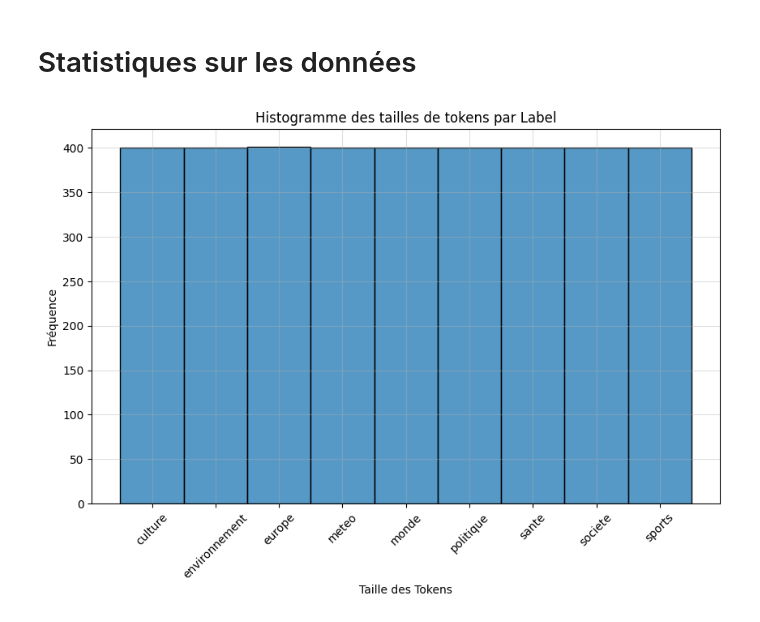
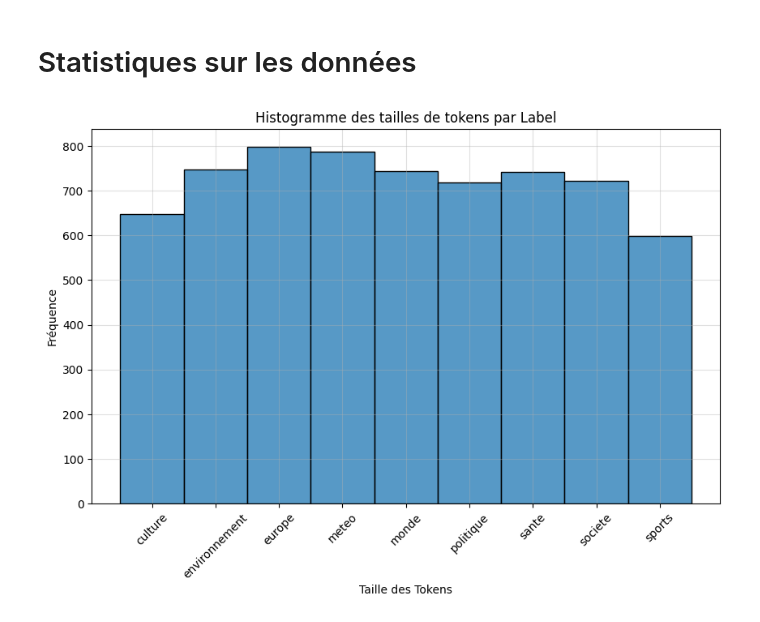
Before and after one commit to AlexandreDemarquet/francinfo_article_classification, a Jupyter notebook: stats.ipynb, the cells around one changed output. Saved outputs shown, nothing was run; the diff lists cells and outputs as text; code cells hidden in the pictures.

```diff
--- a/stats.ipynb
+++ b/stats.ipynb
@@ -6,22 +6,23 @@ import pandas as pd
 import matplotlib.pyplot as plt
 import random
 
-data = pd.read_csv("scrapping_script/donnees_labelisees_3600.csv")
+data_all = pd.read_csv("donnees/donnees_final_sans_doublons.csv")
+data = data_all[data_all['Date']!="Date non trouvée"].reset_index()
 # %%
 import seaborn as sns
 plt.figure(figsize=(10, 6))
-sns.histplot(data=data['Label'], multiple='stack', bins=9, palette='colorblind')
+sns.histplot(data=data['Label'], multiple='stack', bins=9)
 
 # Ajouter des détails
 plt.xticks(rotation = 45)
 plt.xlabel('Taille des Tokens')
 plt.ylabel('Fréquence')
 plt.title('Histogramme des tailles de tokens par Label')
 plt.grid(alpha=0.4)
 
 plt.show()
 # %% [output]
-[figure, old version]
+[figure, new version]
 # %%
 import random
 from torch.utils.data import Dataset, DataLoader
```
Also changed, not shown: parts of 4 cells of this notebook, 10 other files.
